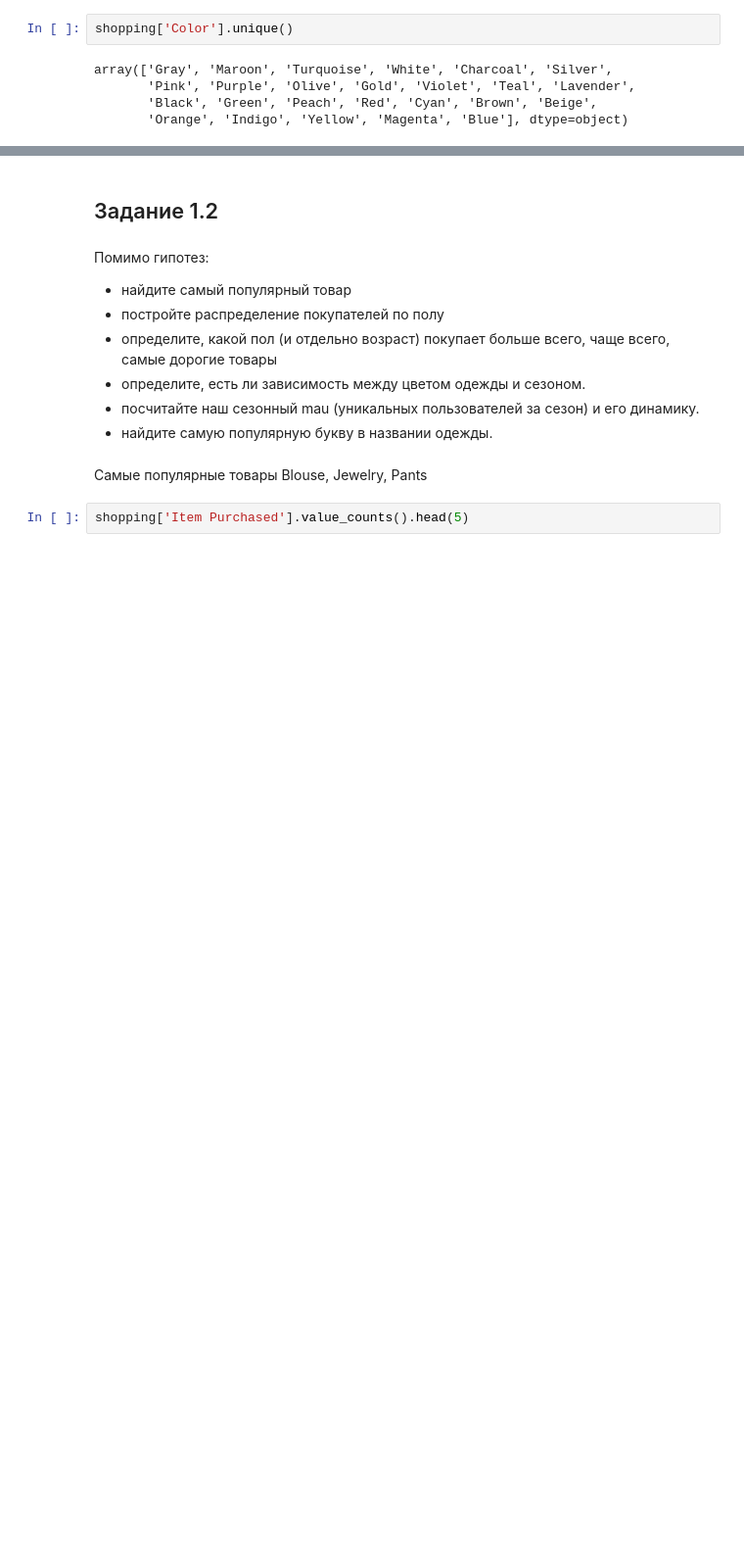
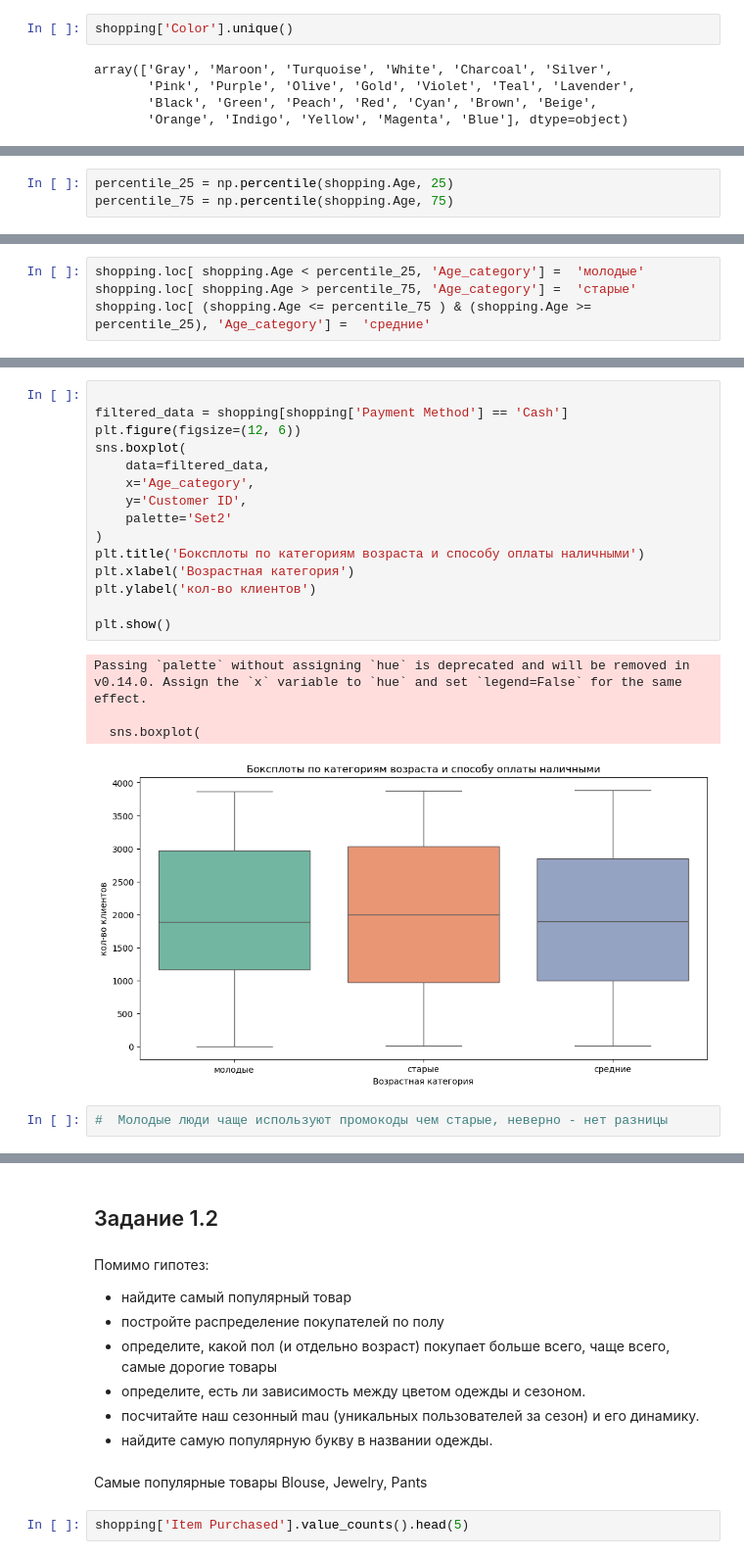
Before and after one commit to golubeva-olga/WB, a Jupyter notebook: EDA/WB_DA_Python_HW-2.ipynb, the cells around one changed output, grey strips where cells are left out. Shown at 98% size. Saved outputs shown, nothing was run; the diff lists cells and outputs as text; blank space fills up the shorter version.

```diff
--- a/EDA/WB_DA_Python_HW-2.ipynb
+++ b/EDA/WB_DA_Python_HW-2.ipynb
@@ -122,0 +143,3 @@ array(['Gray', 'Maroon', 'Turquoise', 'White', 'Charcoal', 'Silver',
+# %%
+percentile_25 = np.percentile(shopping.Age, 25)
+percentile_75 = np.percentile(shopping.Age, 75)
@@ -122,0 +150,4 @@ array(['Gray', 'Maroon', 'Turquoise', 'White', 'Charcoal', 'Silver',
+# %%
+shopping.loc[ shopping.Age < percentile_25, 'Age_category'] =  'молодые'
+shopping.loc[ shopping.Age > percentile_75, 'Age_category'] =  'старые'
+shopping.loc[ (shopping.Age <= percentile_75 ) & (shopping.Age >= percentile_25), 'Age_category'] =  'средние'
@@ -122,0 +182,22 @@ array(['Gray', 'Maroon', 'Turquoise', 'White', 'Charcoal', 'Silver',
+# %%
+
+filtered_data = shopping[shopping['Payment Method'] == 'Cash']
+plt.figure(figsize=(12, 6))
+sns.boxplot(
+    data=filtered_data,
+    x='Age_category',
+    y='Customer ID',
+    palette='Set2'
+)
+plt.title('Боксплоты по категориям возраста и способу оплаты наличными')
+plt.xlabel('Возрастная категория')
+plt.ylabel('кол-во клиентов')
+
+plt.show()
+# %% [output]
+Passing `palette` without assigning `hue` is deprecated and will be removed in v0.14.0. Assign the `x` variable to `hue` and set `legend=False` for the same effect.
+
+  sns.boxplot(
+[figure, added]
+# %%
+#  Молодые люди чаще используют промокоды чем старые, неверно - нет разницы
```
Also changed, not shown: parts of 35 cells of this notebook, 1 other file.
